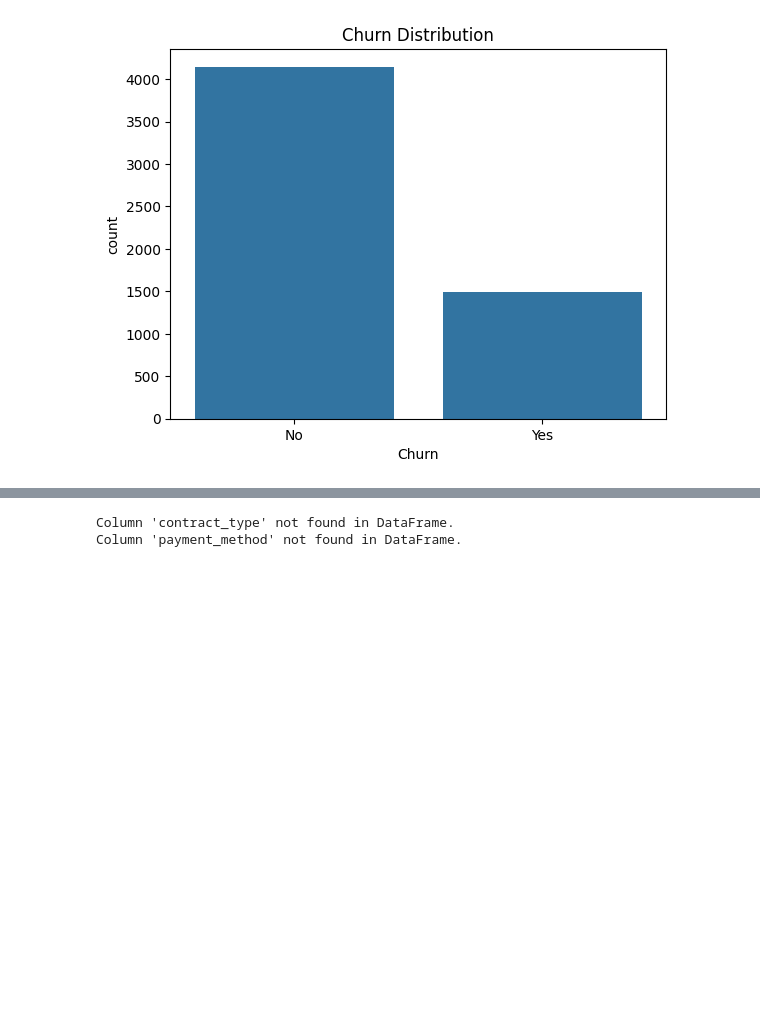
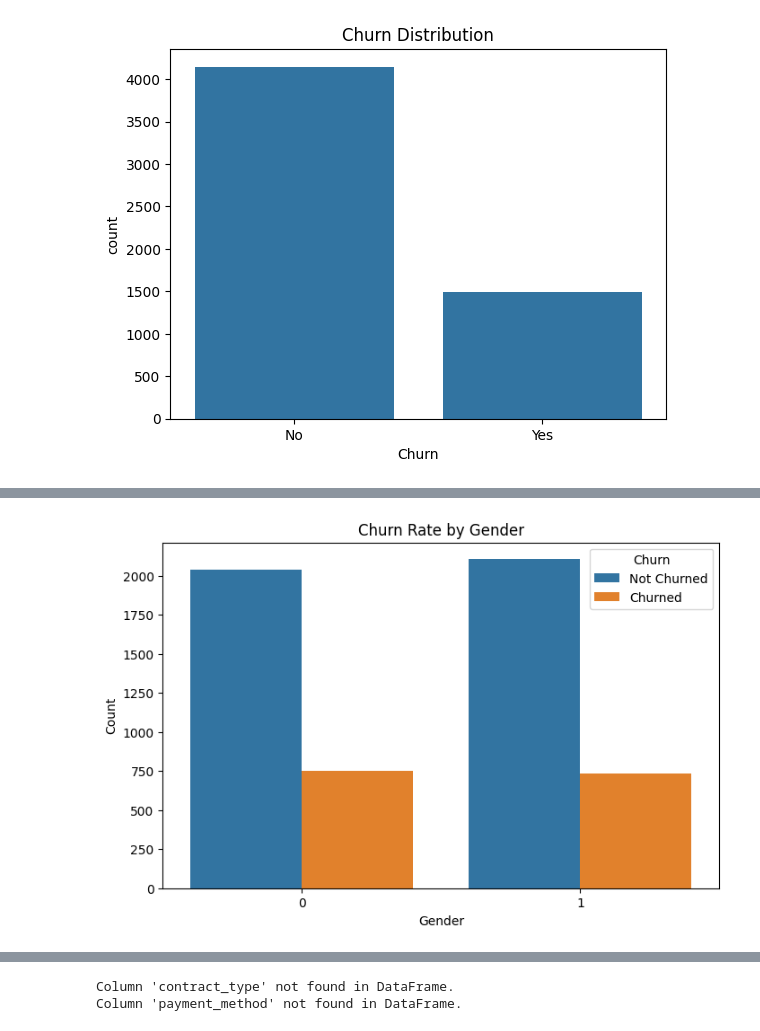
Before and after one commit to manjimams-2000/exitexam2024, a Jupyter notebook: exit_retest.ipynb, the cells around one changed output, grey strips where cells are left out. Saved outputs shown, nothing was run; the diff lists cells and outputs as text; code cells hidden in the pictures; blank space fills up the shorter version.

```diff
--- a/exit_retest.ipynb
+++ b/exit_retest.ipynb
@@ -96,0 +225,11 @@ plt.show()
+# %%
+# Bar plot of churn rate by gender
+plt.figure(figsize=(8, 5))
+sns.countplot(x='gender', hue='Churn', data=df)
+plt.title('Churn Rate by Gender')
+plt.xlabel('Gender')
+plt.ylabel('Count')
+plt.legend(title='Churn', labels=['Not Churned', 'Churned'])
+plt.show()
+# %% [output]
+[figure, added]
```
Also changed, not shown: parts of 26 cells of this notebook.
